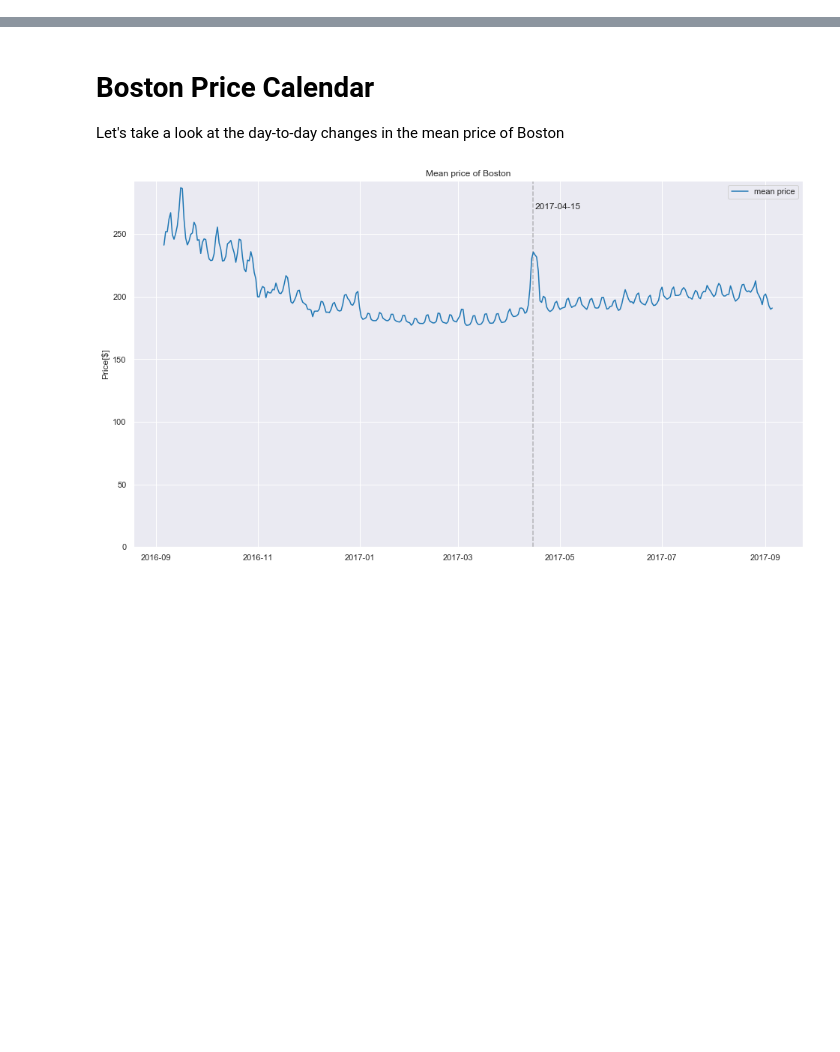
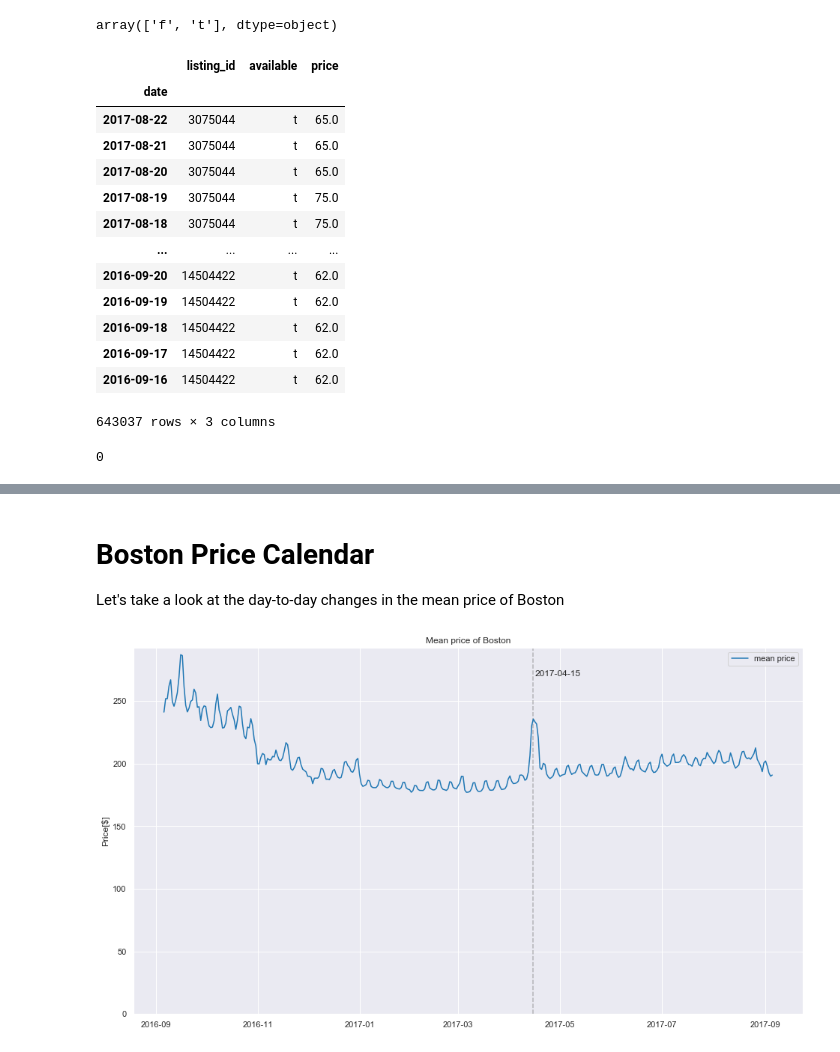
Before and after one commit to kawano8811/Write-A-Data-Science-Blog-Post, a Jupyter notebook: write_a_data_science_blog_post.ipynb, the cells around one changed output, grey strips where cells are left out. Cells and saved outputs as stored; diff of their text form; code cells hidden in the pictures; blank space fills up the shorter version.

```diff
--- a/write_a_data_science_blog_post.ipynb
+++ b/write_a_data_science_blog_post.ipynb
@@ -10,0 +75,23 @@ register_matplotlib_converters()
+# %%
+# label of "available"
+boston_cal['available'].unique()
+# %% [output]
+array(['f', 't'], dtype=object)
+# %%
+# available is "t"
+boston_cal[boston_cal['available'] == 't']
+# %% [output]
+|  | listing_id | available | price |
+| date |  |  |  |
+| 2017-08-22 | 3075044 | t | 65.0 |
+| 2017-08-21 | 3075044 | t | 65.0 |
+| 2017-08-20 | 3075044 | t | 65.0 |
+| 2017-08-19 | 3075044 | t | 75.0 |
+| 2017-08-18 | 3075044 | t | 75.0 |
+| ... | ... | ... | ... |
+| 2016-09-20 | 14504422 | t | 62.0 |
+| 2016-09-19 | 14504422 | t | 62.0 |
+| 2016-09-18 | 14504422 | t | 62.0 |
+| 2016-09-17 | 14504422 | t | 62.0 |
+| 2016-09-16 | 14504422 | t | 62.0 |
+643037 rows × 3 columns
@@ -10,0 +100,5 @@ register_matplotlib_converters()
+# %%
+# sum of price is null
+boston_cal_t['price'].isnull().sum()
+# %% [output]
+0
```
Also changed, not shown: parts of 38 cells of this notebook.
